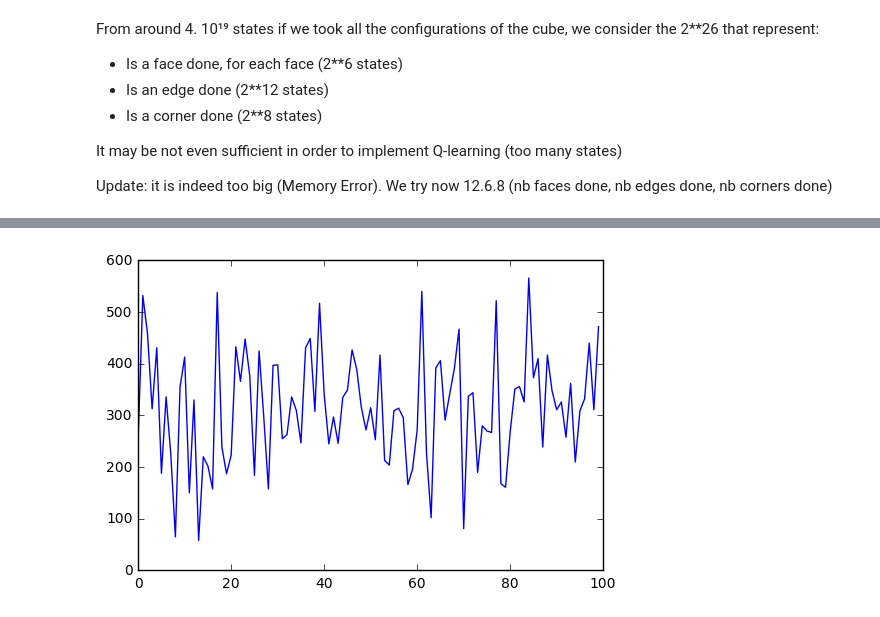
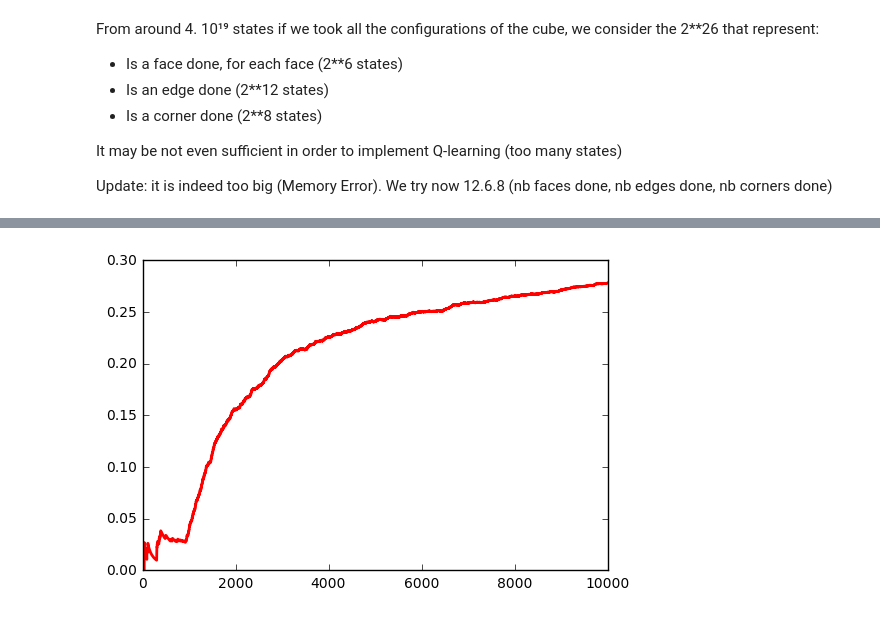
Before and after one commit to MarcSzafraniec/RubiksLearning, a Jupyter notebook: Q_learning_basic.ipynb, the cells around one changed output, grey strips where cells are left out. Saved outputs shown, nothing was run; the diff lists cells and outputs as text; code cells hidden in the pictures.

```diff
--- a/Q_learning_basic.ipynb
+++ b/Q_learning_basic.ipynb
@@ -22,7 +23,7 @@ Update: it is indeed too big (Memory Error). We try now 12.6.8 (nb faces done, n
 N = 3 #cube size
 
 #Q-learning parameters
-r = 0
+r = 0.05
 gamma = 1 / (1 + r) #discount of the model
 C = 1.
 epsilon = 0.15
@@ -44,30 +45,31 @@ def reward_cube(c):
     nce = numCompleteEdges(c,edges)
     ncc = numCompleteCorners(c,corners)
 
-    return 2*nce + 3*ncc + 100*ncf
+    return 2*nce + 3*ncc + 50*ncf
 
 def state_cube(c):
     #determining the new state
     edges = computeEdges(c)
     corners = computeCorners(c)
-#     edges_state = []
-#     corners_state = []
-#     faces_state = []
+    edges_state = []
+    corners_state = []
+    faces_state = []
 #     for e in edges:
 #         edges_state.append(e.isDone(c))
-#     for corner in corners:
-#         corners_state.append(corner.isDone(c))
-#     nFaces = 6
-#     for f in range(nFaces):
-#         faces_state.append(np.sum(c.stickers[f] != c.stickers[f,0,0]) == 0)
+    for corner in corners:
+        corners_state.append(corner.isDone(c))
+    nFaces = 6
+    for f in range(nFaces):
+        faces_state.append(np.sum(c.stickers[f] != c.stickers[f,0,0]) == 0)
 #     #conversion from binary list to int
 #     e = BitArray(edges_state).uint
-#     c = BitArray(corners_state).uint
-#     f = BitArray(faces_state).uint
-    ncf = numCompleteFaces(c)
-    nce = numCompleteEdges(c,edges)
-    ncc = numCompleteCorners(c,corners)
-    return ncf,nce,ncc
+    c = BitArray(corners_state).uint
+    f = BitArray(faces_state).uint
+#     ncf = numCompleteFaces(c)
+#     nce = numCompleteEdges(c,edges)
+#     ncc = numCompleteCorners(c,corners)
+#     return ncf,nce,ncc
+    return c,f
 
 def test_function_state_cube():
     c = Cube(3)
@@ -117,2 +145,2 @@ def Q_learning(c_init,Tmax,nb_episodes):
 # %%
-N,Q_learned,list_cumulated_reward = Q_learning(c_init=Cube(3),Tmax=100,nb_episodes=100)
+N,Q_learned,list_cumulated_reward,list_rewards,nb_iterations = Q_learning(c_init=Cube(3),Tmax=15,nb_episodes=10000,n_moves = 2)
@@ -119,5 +165,6 @@ N,Q_learned,list_cumulated_reward = Q_learning(c_init=Cube(3),Tmax=100,nb_episod
-# %%
-plt.plot(list_cumulated_reward)
-plt.show()
-# %% [output]
-[figure, removed]
+# %%
+# plt.plot(nb_iterations, "b")
+plt.plot([np.sum(np.array(nb_iterations)[:i] != 15)/i for i in range(len(nb_iterations))], "r", linewidth = 2)
+plt.show()
+# %% [output]
+[figure, added]
```
Also changed, not shown: parts of 5 cells of this notebook.
